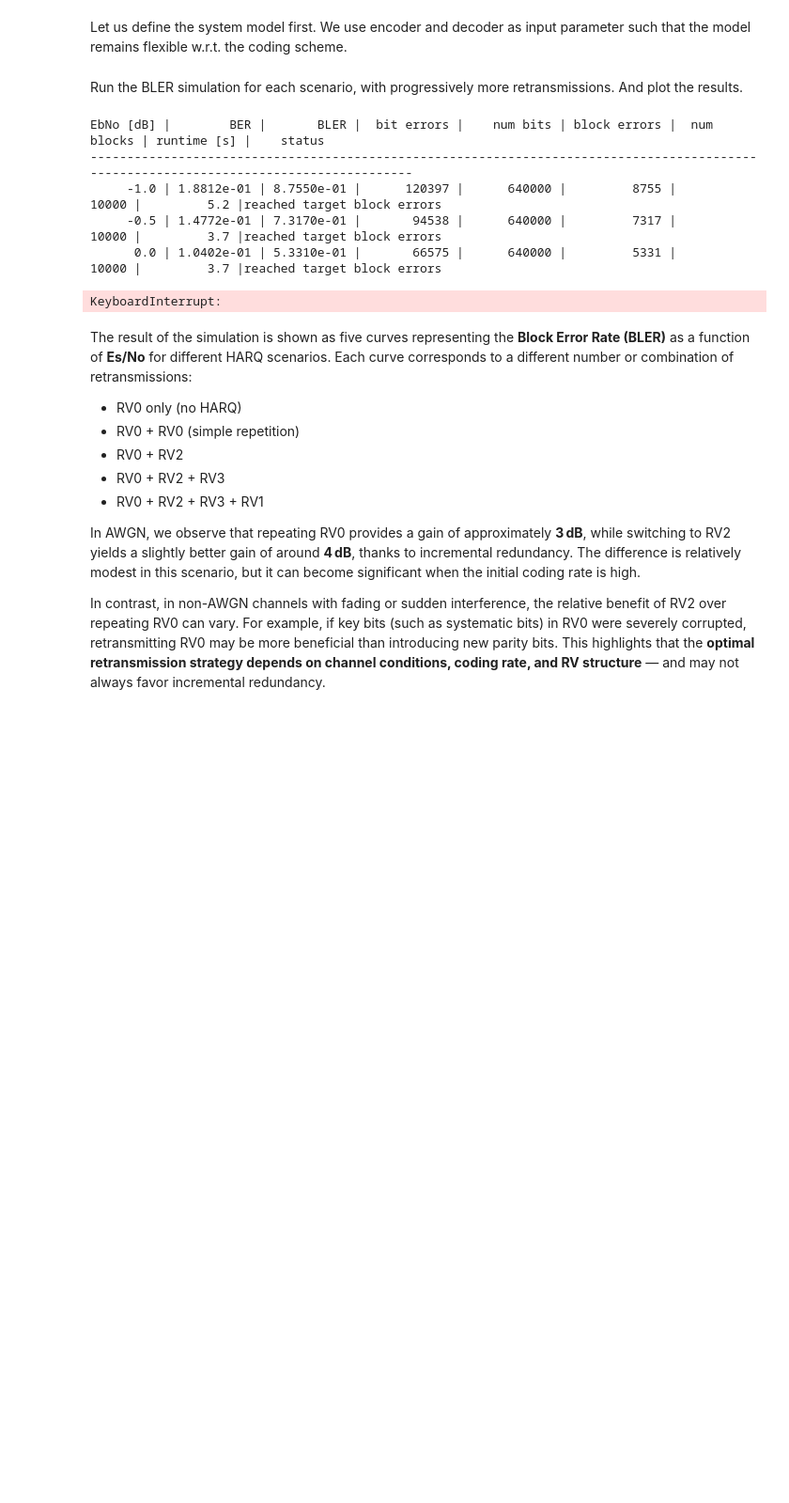
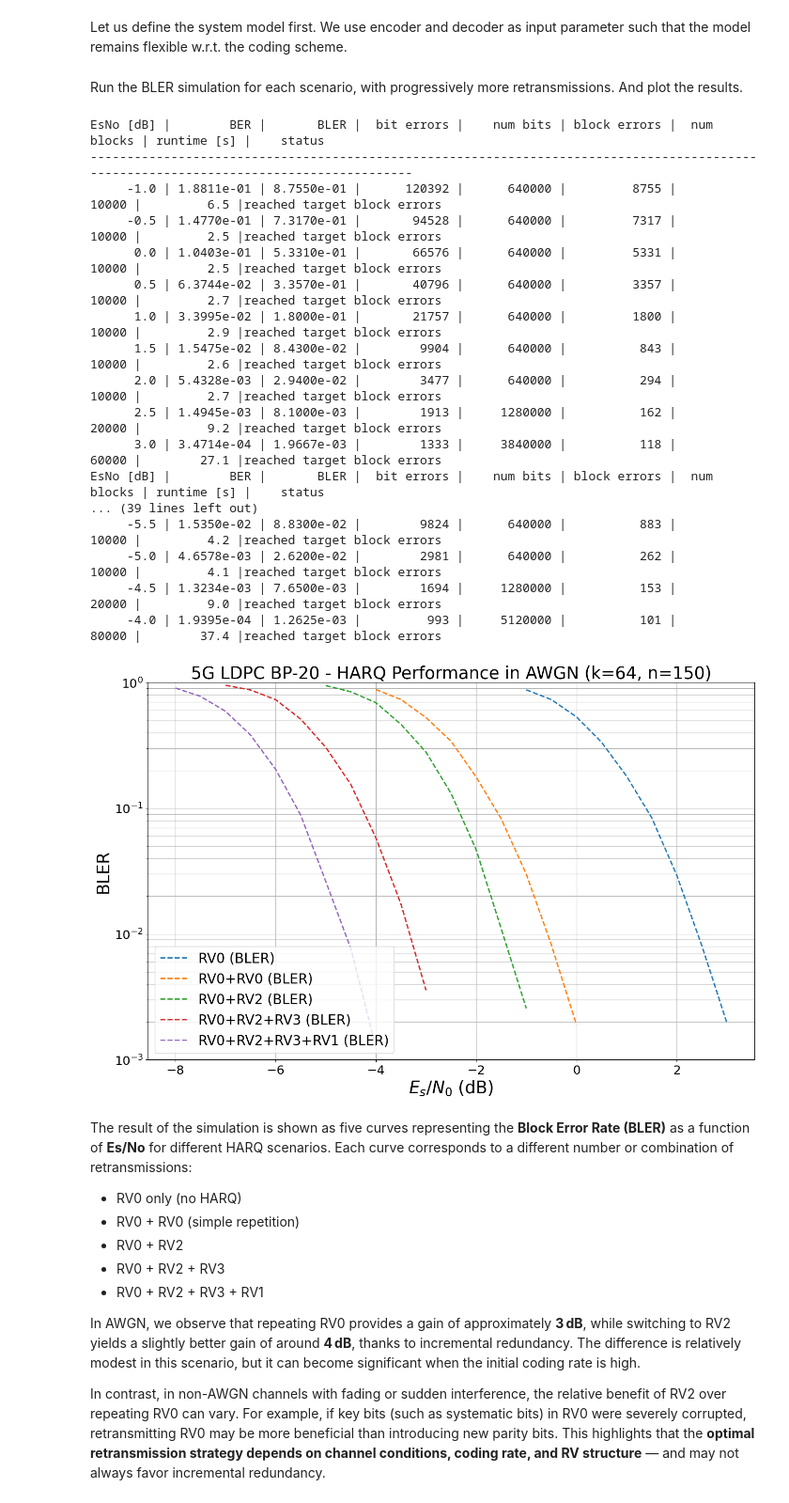
Before and after one commit to rabihchrabieh/sionna, a Jupyter notebook: tutorials/phy/5G_LDPC_HARQ_in_AWGN.ipynb, the cells around one changed output. Shown at 94% size. Saved outputs shown, nothing was run; the diff lists cells and outputs as text; code cells hidden in the pictures; blank space fills up the shorter version.

```diff
--- a/tutorials/phy/5G_LDPC_HARQ_in_AWGN.ipynb
+++ b/tutorials/phy/5G_LDPC_HARQ_in_AWGN.ipynb
@@ -204,7 +204,8 @@ class System_Model(Block):
                  n,
                  num_bits_per_symbol,
                  rv_set=['rv0'],
-                 demapping_method="app"):
+                 demapping_method="app",
+                 channel_model="awgn"):
 
         super().__init__()
 
@@ -226,7 +227,13 @@ class System_Model(Block):
                                  constellation=self.constellation)
 
         # the channel can be replaced by more sophisticated models
-        self.channel = AWGN()
+        self.channel_model = channel_model
+        if self.channel_model == "awgn":
+            self.channel = AWGN()
+        elif self.channel_model == "flat_fading":
+            self.channel = FlatFadingChannel(num_tx_ant=1, num_rx_ant=1)
+        else:
+            raise ValueError(f"Unsupported channel model: {self.channel_model}")
 
         # 5G LDPC codes with 20 BP iterations (prune_pcm not yet supported
         # in HARQ mode)
@@ -264,40 +271,52 @@ num_bits_per_symbol = 2 # QPSK
 ebno_db = np.arange(-1.0, 3.5, 0.5) # sim SNR range
 ebno_offset = np.array([0.0, -3.0, -4.0, -6.0, -7.0]) # offset for each number of retries
 
-bler_plot128 = PlotBER(f"5G LDPC BP-20 - HARQ Performance (k={k}, n={n})")
+bler_plot128 = PlotBER(f"5G LDPC BP-20 - HARQ Performance in AWGN (k={k}, n={n})")
 
 for i, rv_set in enumerate(rv_set_set):
     # run BLER simulations for each number of retransmission attempts:
     # rv0; rv0+rv2; rv0+rv2+rv3; rv0+rv2+rv3+rv1.
     # In each scenario, the first i+1 redundancy versions are used.
     model = System_Model(k=k,
                          n=n,
                          num_bits_per_symbol=num_bits_per_symbol,
                          rv_set=rv_set)
 
     # the first argument must be a callable (function) that yields u and u_hat for batch_size and ebno
     bler_plot128.simulate(model, # the function have defined previously
                           ebno_dbs=ebno_db + ebno_offset[i], # SNR to simulate
                           is_ebno=False, # we simulate Es/No
                           legend="+".join(rv.upper() for rv in rv_set),
                           max_mc_iter=100, # run 100 Monte Carlo runs per SNR point
                           num_target_block_errors=100, # continue with next SNR point after 1000 bit errors
                           batch_size=10000, # batch-size per Monte Carlo run
                           soft_estimates=False, # the model returns hard-estimates
                           early_stop=True, # stop simulation if no error has been detected at current SNR point
                           show_fig=False, # we show the figure after all results are simulated
                           add_bler=True, # in case BLER is also interesting
                           forward_keyboard_interrupt=True); # should be True in a loop
 
 # and show the figure
 bler_plot128(ylim=(1e-3, 1), is_ebno=False, show_ber=False, show_bler=True)
 # %% [output]
-EbNo [dB] |        BER |       BLER |  bit errors |    num bits | block errors |  num blocks | runtime [s] |    status
+EsNo [dB] |        BER |       BLER |  bit errors |    num bits | block errors |  num blocks | runtime [s] |    status
 ---------------------------------------------------------------------------------------------------------------------------------------
-     -1.0 | 1.8812e-01 | 8.7550e-01 |      120397 |      640000 |         8755 |       10000 |         5.2 |reached target block errors
-     -0.5 | 1.4772e-01 | 7.3170e-01 |       94538 |      640000 |         7317 |       10000 |         3.7 |reached target block errors
-      0.0 | 1.0402e-01 | 5.3310e-01 |       66575 |      640000 |         5331 |       10000 |         3.7 |reached target block errors
+     -1.0 | 1.8811e-01 | 8.7550e-01 |      120392 |      640000 |         8755 |       10000 |         6.5 |reached target block errors
+     -0.5 | 1.4770e-01 | 7.3170e-01 |       94528 |      640000 |         7317 |       10000 |         2.5 |reached target block errors
+      0.0 | 1.0403e-01 | 5.3310e-01 |       66576 |      640000 |         5331 |       10000 |         2.5 |reached target block errors
+      0.5 | 6.3744e-02 | 3.3570e-01 |       40796 |      640000 |         3357 |       10000 |         2.7 |reached target block errors
+      1.0 | 3.3995e-02 | 1.8000e-01 |       21757 |      640000 |         1800 |       10000 |         2.9 |reached target block errors
+      1.5 | 1.5475e-02 | 8.4300e-02 |        9904 |      640000 |          843 |       10000 |         2.6 |reached target block errors
+      2.0 | 5.4328e-03 | 2.9400e-02 |        3477 |      640000 |          294 |       10000 |         2.7 |reached target block errors
+      2.5 | 1.4945e-03 | 8.1000e-03 |        1913 |     1280000 |          162 |       20000 |         9.2 |reached target block errors
+      3.0 | 3.4714e-04 | 1.9667e-03 |        1333 |     3840000 |          118 |       60000 |        27.1 |reached target block errors
+EsNo [dB] |        BER |       BLER |  bit errors |    num bits | block errors |  num blocks | runtime [s] |    status
+... (39 lines left out)
+     -5.5 | 1.5350e-02 | 8.8300e-02 |        9824 |      640000 |          883 |       10000 |         4.2 |reached target block errors
+     -5.0 | 4.6578e-03 | 2.6200e-02 |        2981 |      640000 |          262 |       10000 |         4.1 |reached target block errors
+     -4.5 | 1.3234e-03 | 7.6500e-03 |        1694 |     1280000 |          153 |       20000 |         9.0 |reached target block errors
+     -4.0 | 1.9395e-04 | 1.2625e-03 |         993 |     5120000 |          101 |       80000 |        37.4 |reached target block errors
-KeyboardInterrupt:
+[figure, added]
 # %% [markdown]
 The result of the simulation is shown as five curves representing the **Block Error Rate (BLER)** as a function of **Es/No** for different HARQ scenarios. Each curve corresponds to a different number or combination of retransmissions:
 
```
Also changed, not shown: parts of 1 cell of this notebook.
